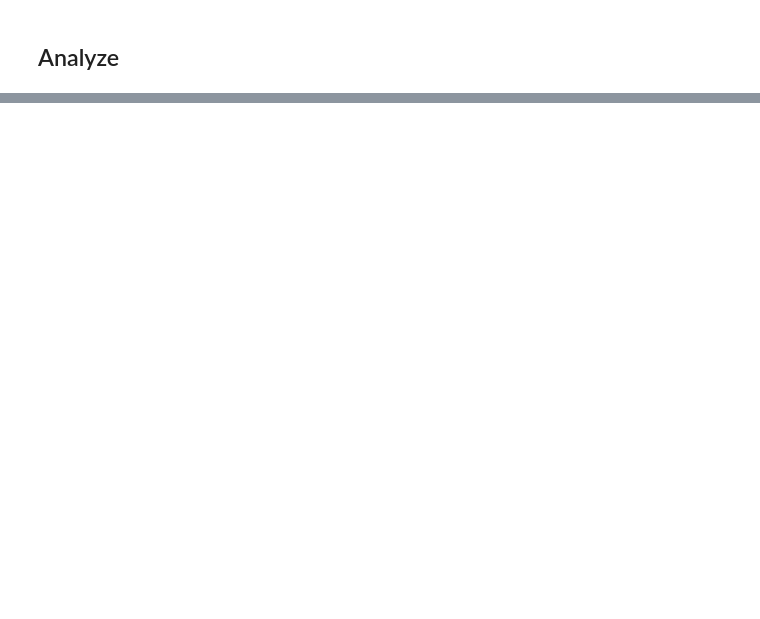
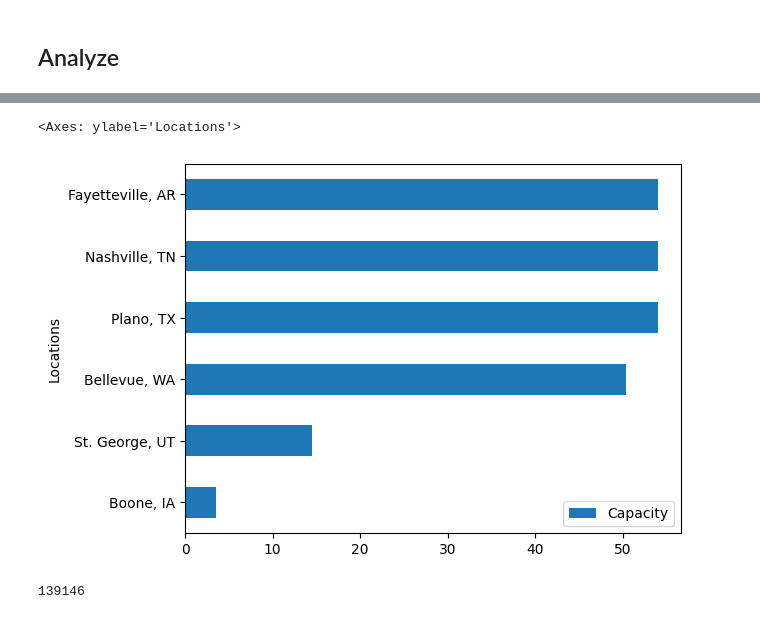
Before and after one commit to apurbasaha398/ewaste, a Jupyter notebook: notebook/prototype.ipynb, the cells around one changed output, grey strips where cells are left out. Cells and saved outputs as stored; diff of their text form; code cells hidden in the pictures; blank space fills up the shorter version.

```diff
--- a/notebook/prototype.ipynb
+++ b/notebook/prototype.ipynb
@@ -1269,0 +1468,11 @@ add_sheet_to_excelbook(output_file_path, "Waste Source Coordinates", selected_wa
+# %%
+oxide_to_fluoride_producer = pd.read_excel(output_file_path, sheet_name='oxide to fluoride producer', usecols=[0,2])
+oxide_capacities = oxide_to_fluoride_producer.groupby('from').sum().reset_index(drop=False)
+oxide_capacities["from"] = oxide_capacities["from"].map(lambda x: ", ".join(oxide_producers[x]))
+oxide_capacities.set_index('from', inplace=True)
+oxide_capacities.index.name = "Locations"
+oxide_capacities.rename({'Y1': 'Capacity'}, axis=1, inplace=True)
+oxide_capacities.sort_values(by='Capacity').plot(kind='barh')
+# %% [output]
+<Axes: ylabel='Locations'>
+[figure, added]
@@ -1269,0 +1493,4 @@ add_sheet_to_excelbook(output_file_path, "Waste Source Coordinates", selected_wa
+# %%
+gc.collect()
+# %% [output]
+139146
```
Also changed, not shown: parts of 53 cells of this notebook, 7 other files.
